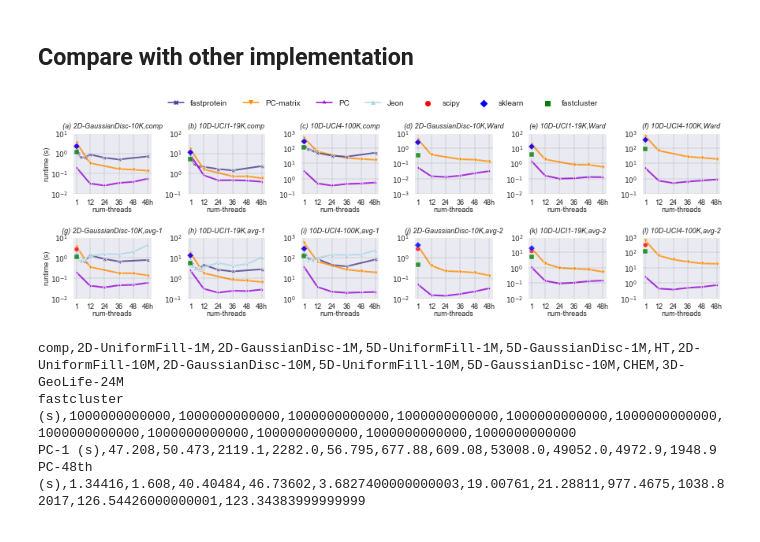
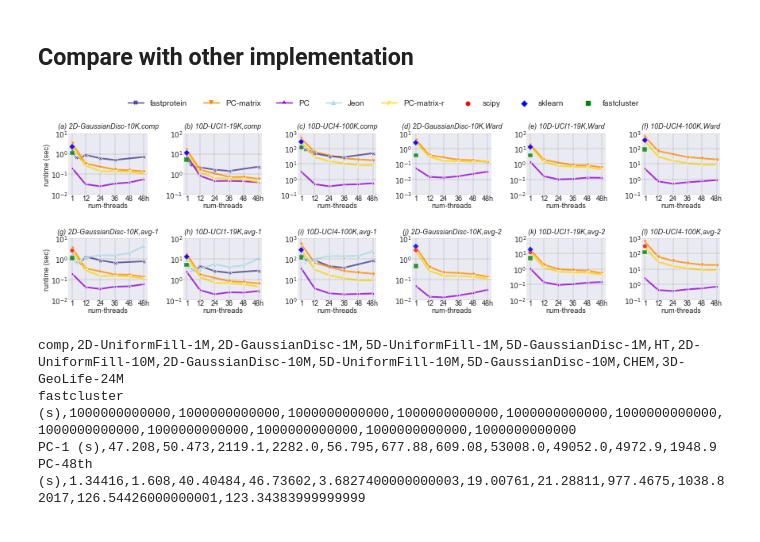
Before and after one commit to yushangdi/parChain, a Jupyter notebook: outputs/Plots2.ipynb, the cells around one changed output. Drawn from its saved outputs; the diff is of its cells as text; code cells hidden in the pictures.

```diff
--- a/outputs/Plots2.ipynb
+++ b/outputs/Plots2.ipynb
@@ -13,6 +13,7 @@ palette = {
     "Jeon":"lightblue",
     "PC":"darkviolet",
     "PC-matrix":"darkorange",
+    "PC-matrix-r":"gold",
    "scipy":"red",
     "sklearn":"blue",
     "fastcluster":"green"
@@ -23,6 +24,7 @@ markers = {
     "Jeon":"^",
     "PC":"*",
     "PC-matrix":"v",
+    "PC-matrix-r":"$r$",
     "scipy":"o",
     "sklearn":"D",
     "fastcluster":"s"
@@ -93,7 +95,7 @@ for i in range(2):
         myax.legend().set_visible(False)
         myax.set( yscale="log")
         if j==0:
-            myax.set_ylabel("runtime (s)", fontsize=9,labelpad=0)
+            myax.set_ylabel("runtime (sec)", fontsize=9,labelpad=0)
         else:
             myax.set_ylabel("")
         myax.set_xlabel("num-threads", fontsize=9,labelpad=0)
@@ -104,35 +106,35 @@ for i in range(2):
         myax.set_xticklabels(["1","12","24", "36",  "48","48h"])
         myax.tick_params(pad = 0)
         for l in myax.yaxis.get_ticklabels():
             l.set_fontsize(9)
         for l in myax.xaxis.get_ticklabels():
             l.set_visible(True)
             l.set_fontsize(9)
         ylims = myax.get_ylim()
 
         ytoplog = np.ceil(np.log10(ylims[1]))
         ybottomlog = np.floor(np.log10(ylims[0]))
         myax.set_ylim((np.power(10, ybottomlog), np.power(10, ytoplog)))
         yticks = np.arange(ybottomlog, ytoplog+(ytoplog-ybottomlog)/5, 1)
         myax.set_yticks(np.power(10, yticks))
 #         myax.set_yticklabels(["{0:0.2f}".format(i) for i in np.power(10, yticks)])
         myax.set_yticklabels(["$10^{%s}$" % int(i) for i in yticks]) #("{0:+0.1f}".format(i))
 
 handles, labels = axs[1,0].get_legend_handles_labels()
 # del handles[5]
 # del labels[5]
 # for i in range(2):
 #     for j in range(6):
 #         handles2, labels2 = axs[i,j].get_legend_handles_labels()
 #         handles += handles2
 #         labels += labels2
 # handles, labels = reorderLegend(handles, labels)
 
 plt.subplots_adjust(left=0.045,right=0.995,bottom=0.1,top=0.83,wspace=0.45,hspace=0.7)
 fig.legend(handles, labels, loc='upper center', ncol=8,fontsize=10)
-plt.savefig("/Users/sy/Desktop/MIT/HAC/hac_paper/figures/exp1.pdf", bbox_inches = 'tight', pad_inches = 0.1)
+plt.savefig("/Users/sy/Desktop/MIT/HAC/hac_paper/revision/figures/exp1.pdf", bbox_inches = 'tight', pad_inches = 0.1)
 # %% [output]
-[figure, old version]
+[figure, new version]
 # %%
 def getRuntime(exp, dataset, implementation, thread=1):
     try:
```
Also changed, not shown: parts of 11 cells of this notebook, 3 other files.
